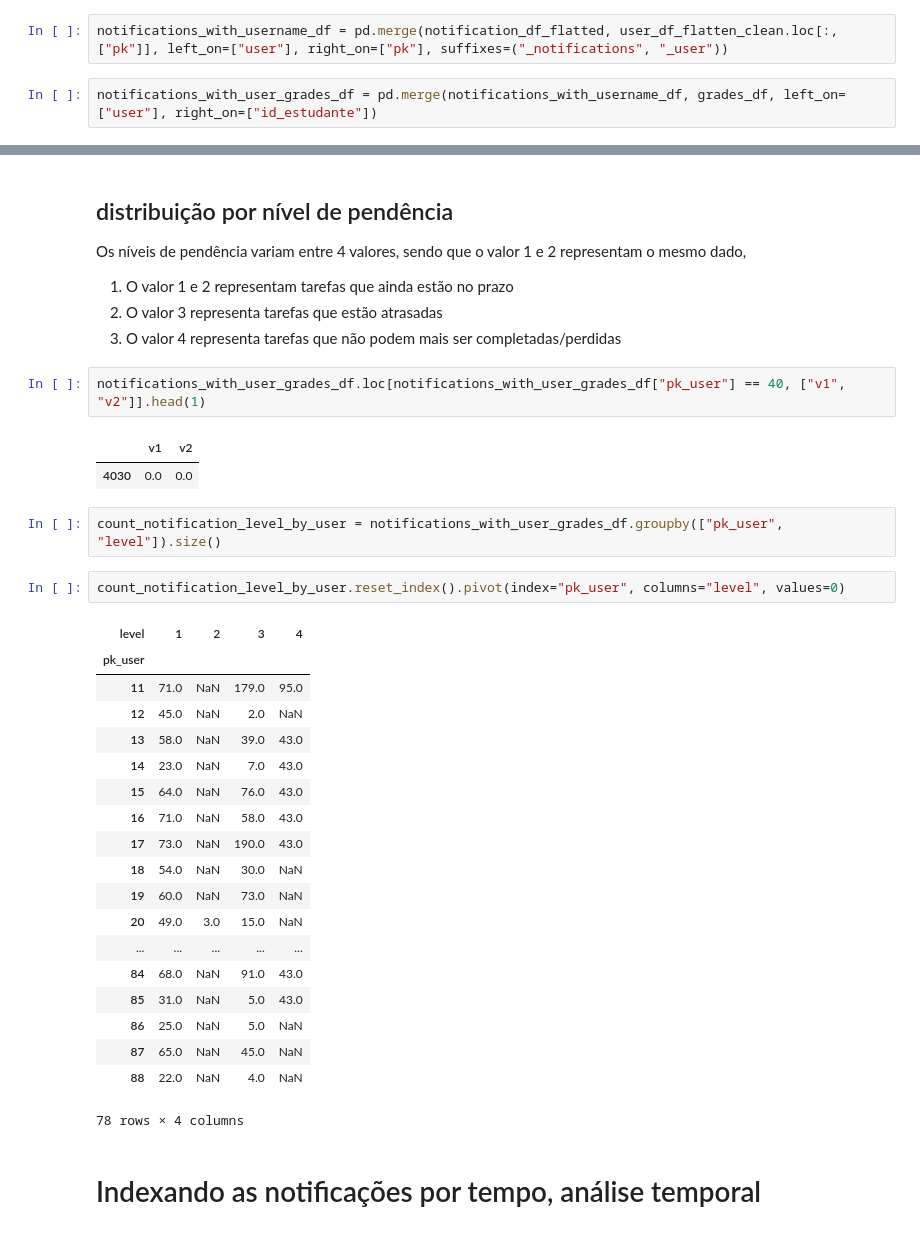
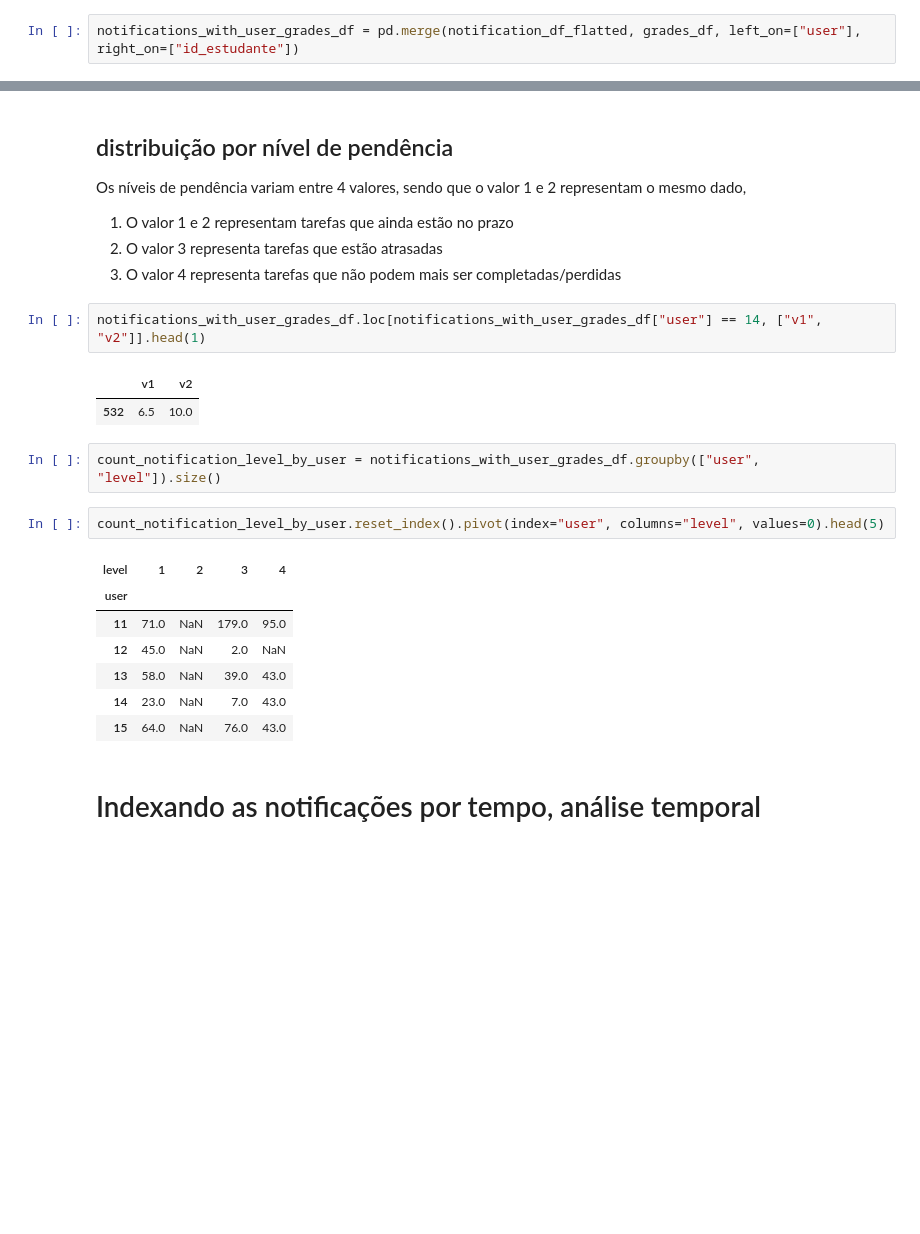
Before and after one commit to amadeusproject/amadeus-analysis, a Jupyter notebook: notebooks/exploratory/Notification & Users Logs analysis.ipynb, the cells around one changed output, grey strips where cells are left out. Cells and saved outputs as stored; diff of their text form; blank space fills up the shorter version.

```diff
--- a/notebooks/exploratory/Notification & Users Logs analysis.ipynb
+++ b/notebooks/exploratory/Notification & Users Logs analysis.ipynb
@@ -266,9 +327,7 @@ user_df_flatten_clean = user_df_flatten.drop(["groups", "fields", "password"], a
 # Junção entre os datasets
 Para otimizar, irei coletar somente o username dos usuários durante o join com as notificações, depois eu irei buscar mais informações sobre eles.m
 # %%
-notifications_with_username_df = pd.merge(notification_df_flatted, user_df_flatten_clean.loc[:, ["pk"]], left_on=["user"], right_on=["pk"], suffixes=("_notifications", "_user"))
+notifications_with_user_grades_df = pd.merge(notification_df_flatted, grades_df, left_on=["user"], right_on=["id_estudante"])
-# %%
-notifications_with_user_grades_df = pd.merge(notifications_with_username_df, grades_df, left_on=["user"], right_on=["id_estudante"])
 # %%
 notifications_with_user_grades_df.head(10)
 # %% [output]
@@ -330,34 +374,22 @@ Os níveis de pendência variam entre 4 valores, sendo que o valor 1 e 2 represe
 2. O valor 3 representa tarefas que estão atrasadas
 3. O valor 4 representa tarefas que não podem mais ser completadas/perdidas
 # %%
-notifications_with_user_grades_df.loc[notifications_with_user_grades_df["pk_user"] == 40, ["v1", "v2"]].head(1)
+notifications_with_user_grades_df.loc[notifications_with_user_grades_df["user"] == 14, ["v1", "v2"]].head(1)
 # %% [output]
 |  | v1 | v2 |
-| 4030 | 0.0 | 0.0 |
+| 532 | 6.5 | 10.0 |
 # %%
-count_notification_level_by_user = notifications_with_user_grades_df.groupby(["pk_user", "level"]).size()
+count_notification_level_by_user = notifications_with_user_grades_df.groupby(["user", "level"]).size()
 # %%
-count_notification_level_by_user.reset_index().pivot(index="pk_user", columns="level", values=0)
+count_notification_level_by_user.reset_index().pivot(index="user", columns="level", values=0).head(5)
 # %% [output]
 | level | 1 | 2 | 3 | 4 |
-| pk_user |  |  |  |  |
+| user |  |  |  |  |
 | 11 | 71.0 | NaN | 179.0 | 95.0 |
 | 12 | 45.0 | NaN | 2.0 | NaN |
 | 13 | 58.0 | NaN | 39.0 | 43.0 |
 | 14 | 23.0 | NaN | 7.0 | 43.0 |
 | 15 | 64.0 | NaN | 76.0 | 43.0 |
-| 16 | 71.0 | NaN | 58.0 | 43.0 |
-| 17 | 73.0 | NaN | 190.0 | 43.0 |
-| 18 | 54.0 | NaN | 30.0 | NaN |
-| 19 | 60.0 | NaN | 73.0 | NaN |
-| 20 | 49.0 | 3.0 | 15.0 | NaN |
-| ... | ... | ... | ... | ... |
-| 84 | 68.0 | NaN | 91.0 | 43.0 |
-| 85 | 31.0 | NaN | 5.0 | 43.0 |
-| 86 | 25.0 | NaN | 5.0 | NaN |
-| 87 | 65.0 | NaN | 45.0 | NaN |
-| 88 | 22.0 | NaN | 4.0 | NaN |
-78 rows × 4 columns
 # %% [markdown]
 # Indexando as notificações por tempo, análise temporal
 # %%
```
Also changed, not shown: parts of 33 cells of this notebook.
